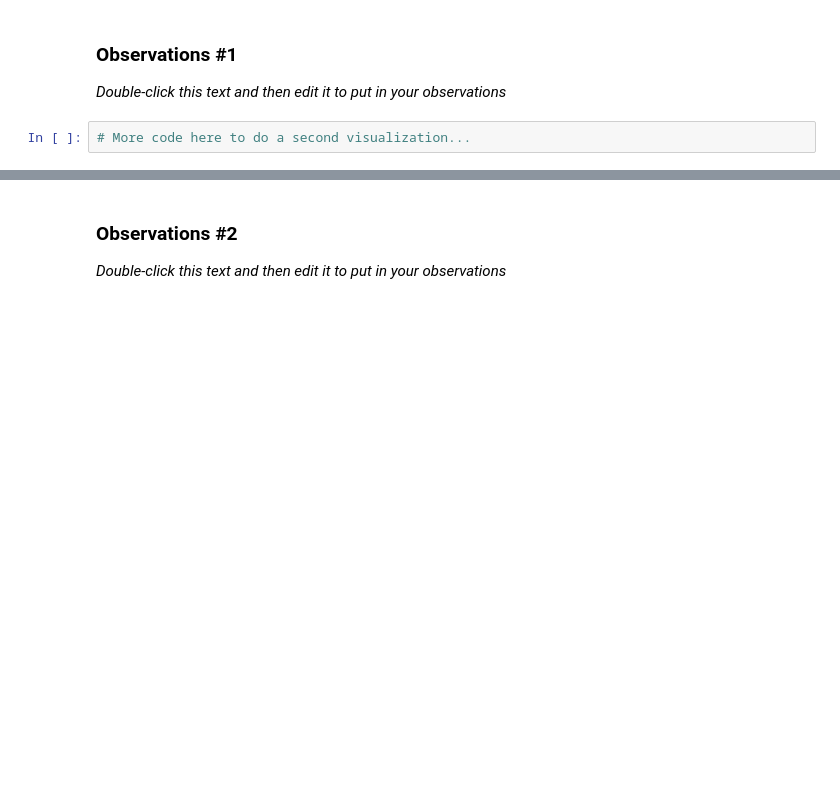
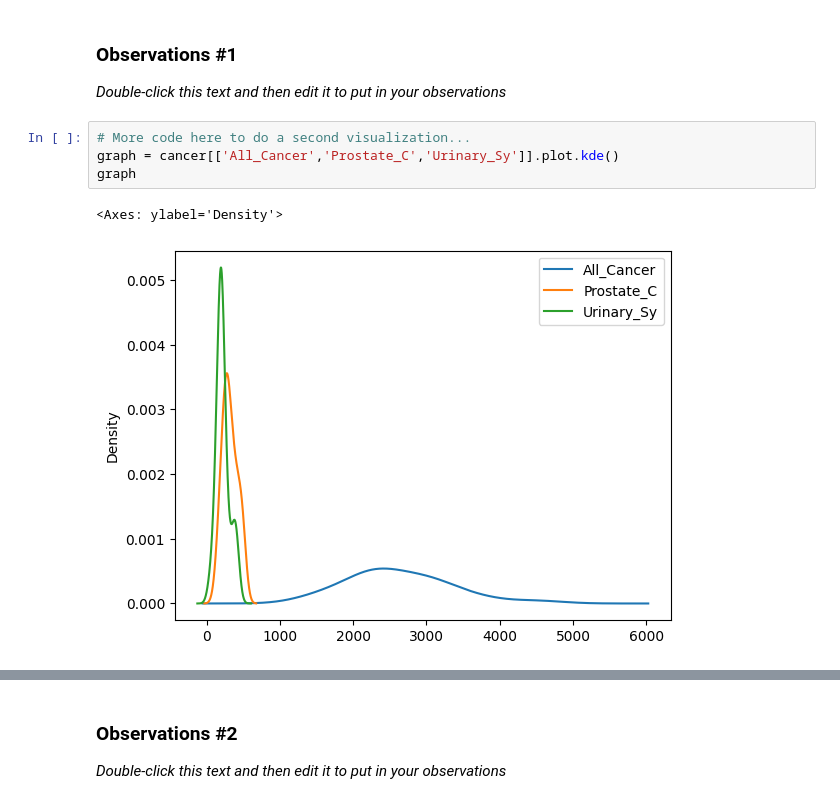
Before and after one commit to tannerunaveen4/hds5210-2023, a Jupyter notebook: week09/week09_assignment_2.ipynb, the cells around one changed output, grey strips where cells are left out. Saved outputs shown, nothing was run; the diff lists cells and outputs as text; blank space fills up the shorter version.

```diff
--- a/week09/week09_assignment_2.ipynb
+++ b/week09/week09_assignment_2.ipynb
@@ -237,3 +295,8 @@ If you're struggling to find data to use, feel free to reach out to me.  I can m
 _Double-click this text and then edit it to put in your observations_
 # %%
 # More code here to do a second visualization...
+graph = cancer[['All_Cancer','Prostate_C','Urinary_Sy']].plot.kde()
+graph
+# %% [output]
+<Axes: ylabel='Density'>
+[figure, added]
```
Also changed, not shown: parts of 10 cells of this notebook.
